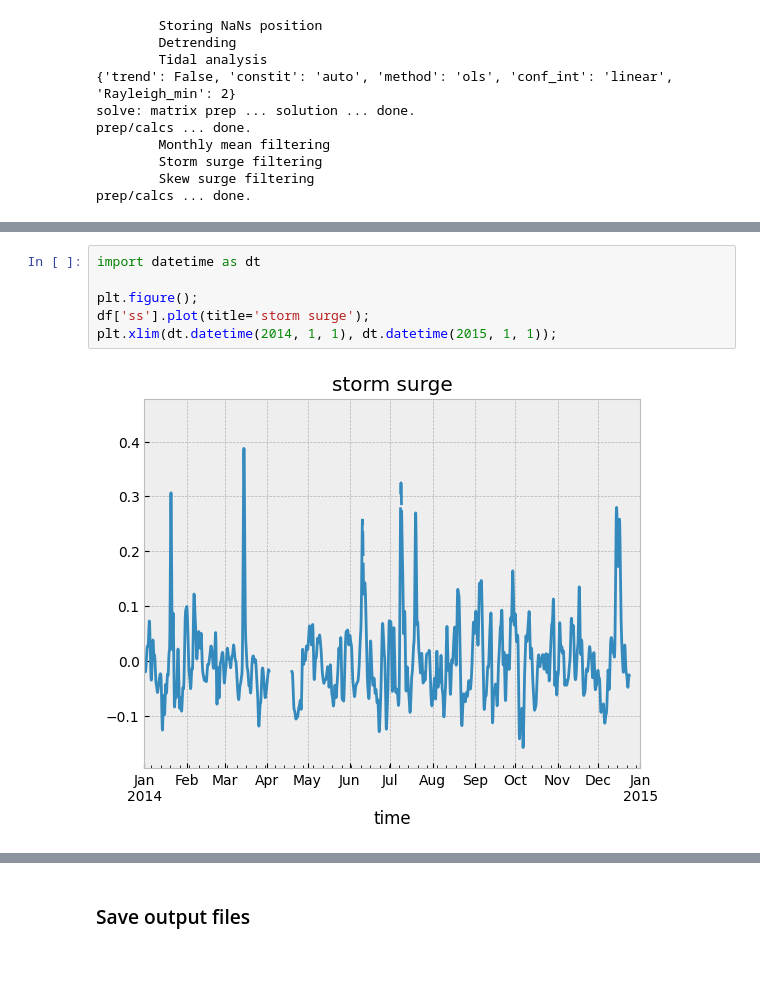
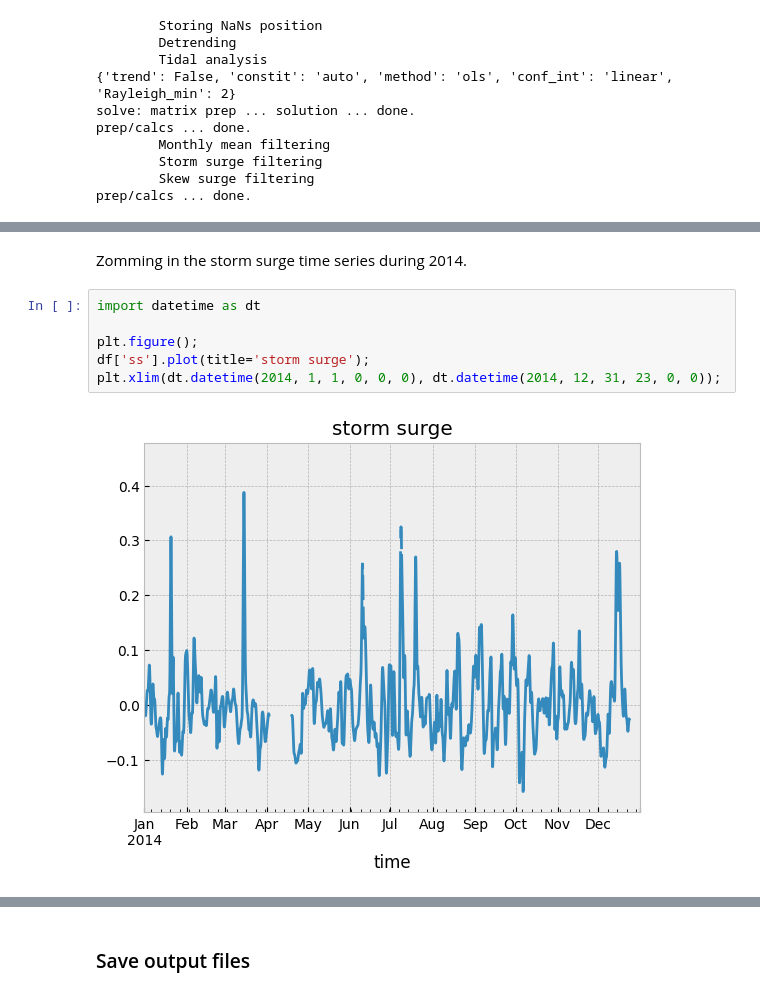
Before and after one commit to metocean/TAIAO, a Jupyter notebook: data_transformations/extract_storm_surge_linz.ipynb, the cells around one changed output, grey strips where cells are left out. Drawn from its saved outputs; the diff is of its cells as text; blank space fills up the shorter version.

Commit message:
improving signal filtering/storm surge texts

```diff
--- a/data_transformations/extract_storm_surge_linz.ipynb
+++ b/data_transformations/extract_storm_surge_linz.ipynb
@@ -323,8 +353,10 @@ df['ss'].plot(title='storm surge');
+# %% [markdown]
+Zomming in the storm surge time series during 2014.
 # %%
 import datetime as dt
 
 plt.figure();
 df['ss'].plot(title='storm surge');
-plt.xlim(dt.datetime(2014, 1, 1), dt.datetime(2015, 1, 1));
+plt.xlim(dt.datetime(2014, 1, 1, 0, 0, 0), dt.datetime(2014, 12, 31, 23, 0, 0));
 # %% [output]
-[figure, old version]
+[figure, new version]
```
Also changed, not shown: parts of 15 cells of this notebook.
